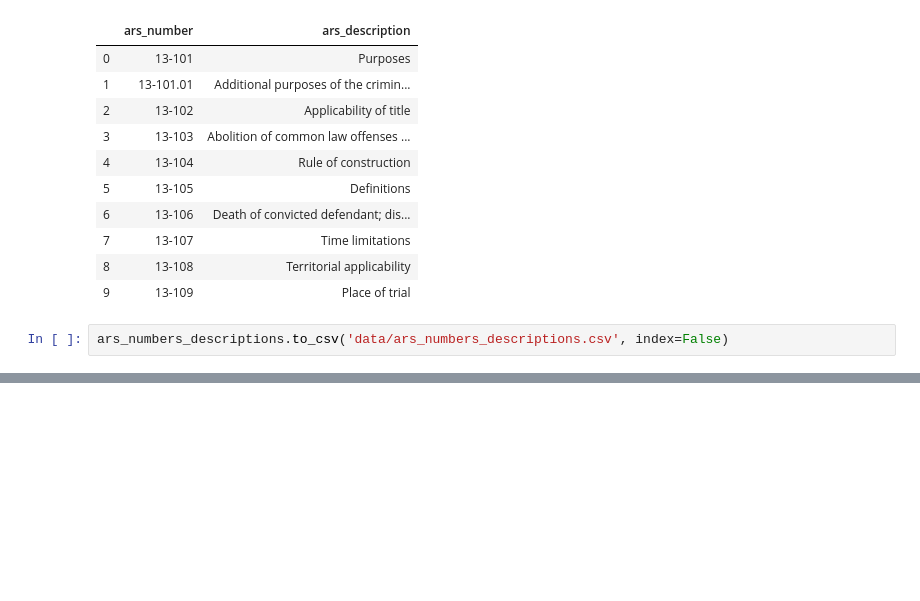
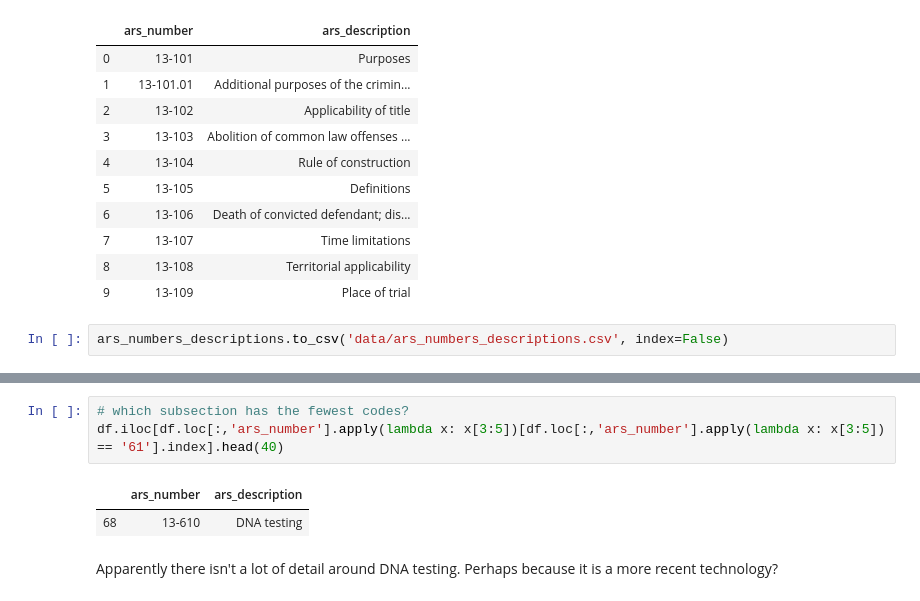
Before and after one commit to mrkjhsn/AZ-Traffic-Stop-Analysis, a Jupyter notebook: webscraping_ars_numbers_descriptions.ipynb, the cells around one changed output, grey strips where cells are left out. Saved outputs shown, nothing was run; the diff lists cells and outputs as text; blank space fills up the shorter version.

```diff
--- a/webscraping_ars_numbers_descriptions.ipynb
+++ b/webscraping_ars_numbers_descriptions.ipynb
@@ -47,0 +126,8 @@ ars_numbers_descriptions.to_csv('data/ars_numbers_descriptions.csv', index=False
+# %%
+# which subsection has the fewest codes?
+df.iloc[df.loc[:,'ars_number'].apply(lambda x: x[3:5])[df.loc[:,'ars_number'].apply(lambda x: x[3:5]) == '61'].index].head(40)
+# %% [output]
+|  | ars_number | ars_description |
+| 68 | 13-610 | DNA testing |
+# %% [markdown]
+Apparently there isn't a lot of detail around DNA testing.  Perhaps because it is a more recent technology?
```
Also changed, not shown: parts of 7 cells of this notebook.
